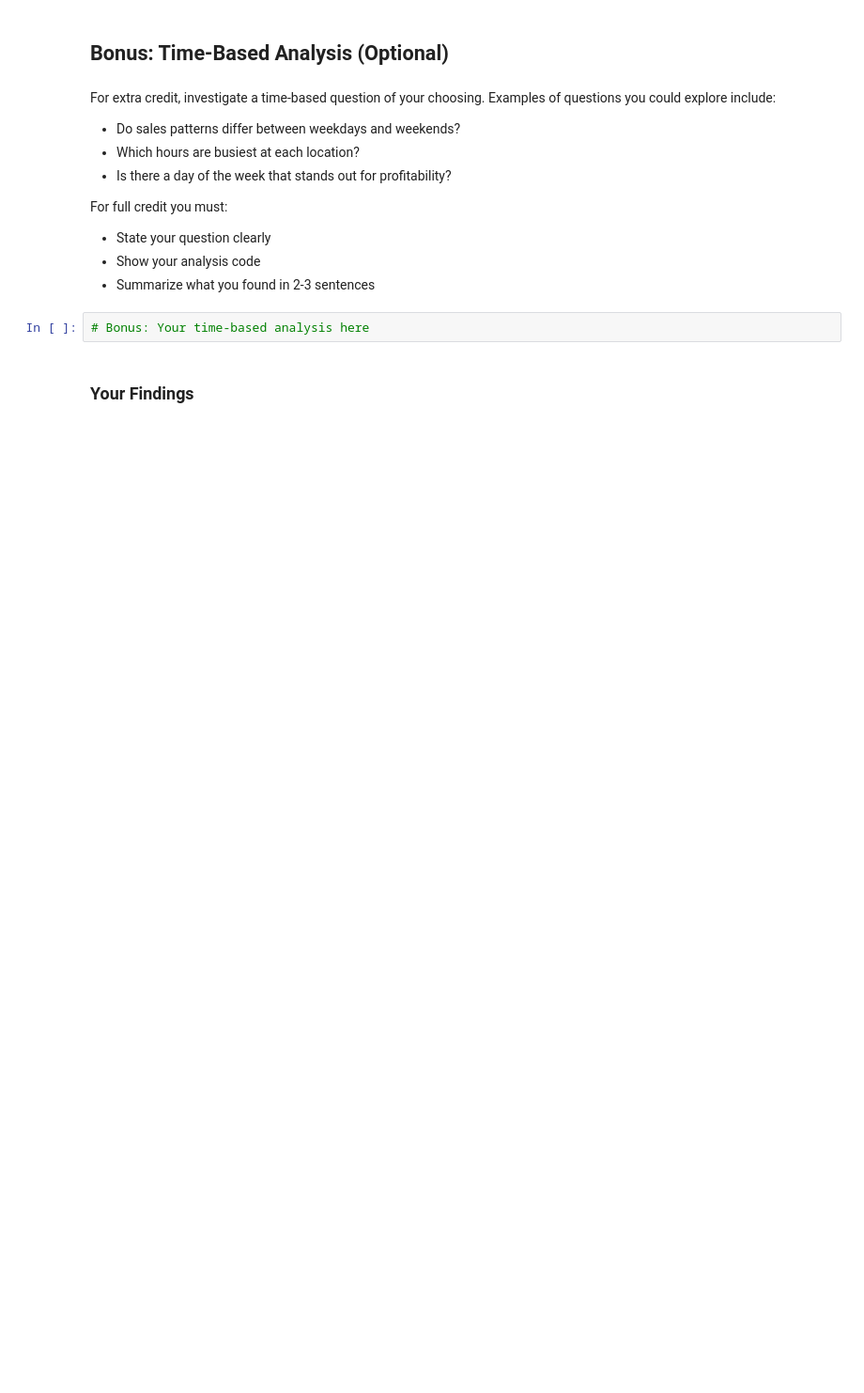
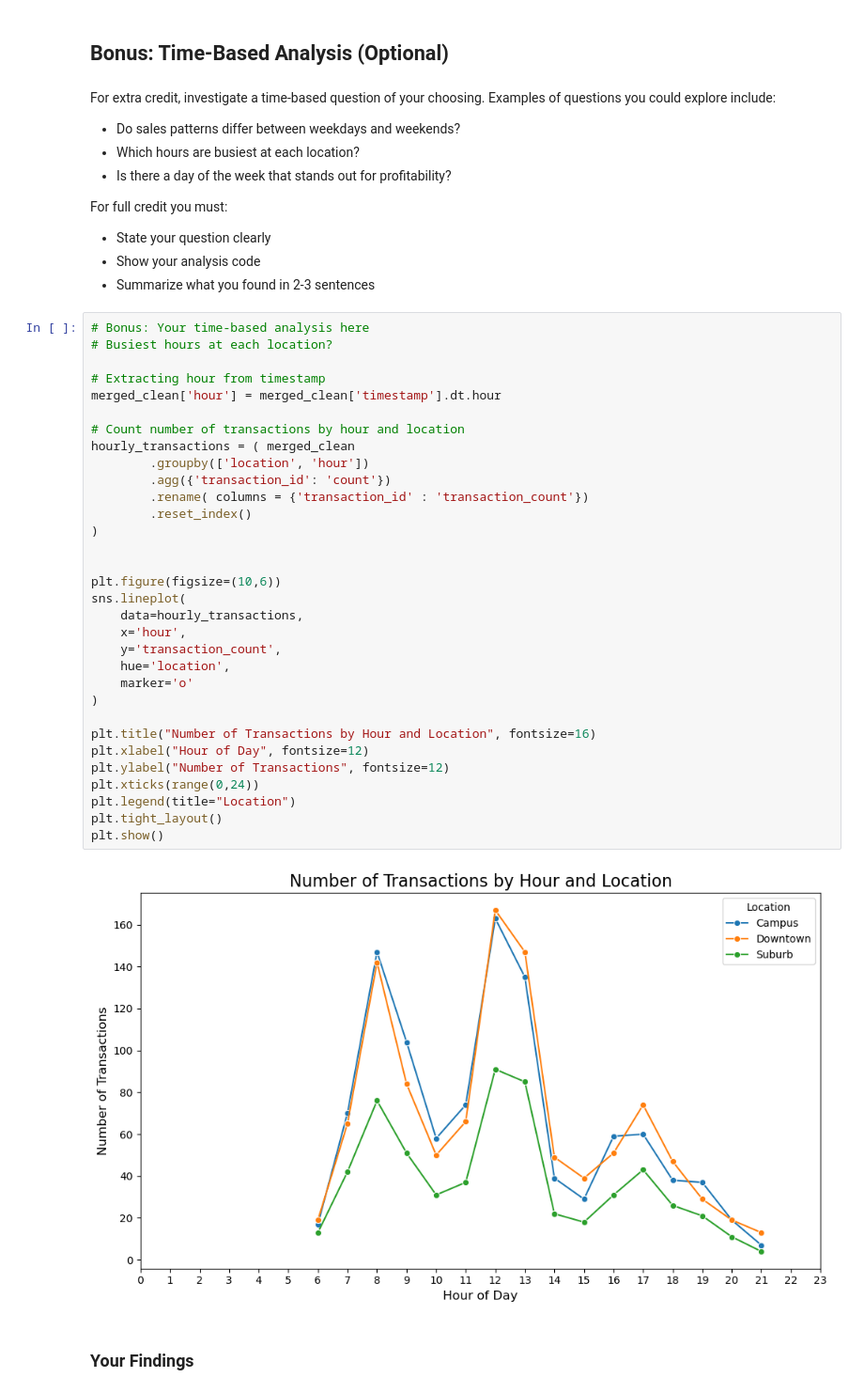
Before and after one commit to roni-AU/py4eda-work_incomplete, a Jupyter notebook: test2b/test_2b.ipynb, the cells around one changed output. Shown: that part at 94% size. Cells and saved outputs as stored; diff of their text form; blank space fills up the shorter version.

Commit message:
test2b: Complete in 4 hours

```diff
--- a/test2b/test_2b.ipynb
+++ b/test2b/test_2b.ipynb
@@ -197,6 +404,38 @@ For full credit you must:
 - Summarize what you found in 2-3 sentences
 # %%
 # Bonus: Your time-based analysis here
+# Busiest hours at each location?
+
+# Extracting hour from timestamp
+merged_clean['hour'] = merged_clean['timestamp'].dt.hour
+
+# Count number of transactions by hour and location
+hourly_transactions = ( merged_clean
+        .groupby(['location', 'hour'])
+        .agg({'transaction_id': 'count'})
+        .rename( columns = {'transaction_id' : 'transaction_count'})
+        .reset_index()
+)
+
+
+plt.figure(figsize=(10,6))
+sns.lineplot(
+    data=hourly_transactions,
+    x='hour',
+    y='transaction_count',
+    hue='location',
+    marker='o'
+)
+
+plt.title("Number of Transactions by Hour and Location", fontsize=16)
+plt.xlabel("Hour of Day", fontsize=12)
+plt.ylabel("Number of Transactions", fontsize=12)
+plt.xticks(range(0,24))
+plt.legend(title="Location")
+plt.tight_layout()
+plt.show()
+# %% [output]
+[figure, added]
 # %% [markdown]
 ### Your Findings
 # %% [markdown]
```
Also changed, not shown: parts of 11 cells of this notebook.
